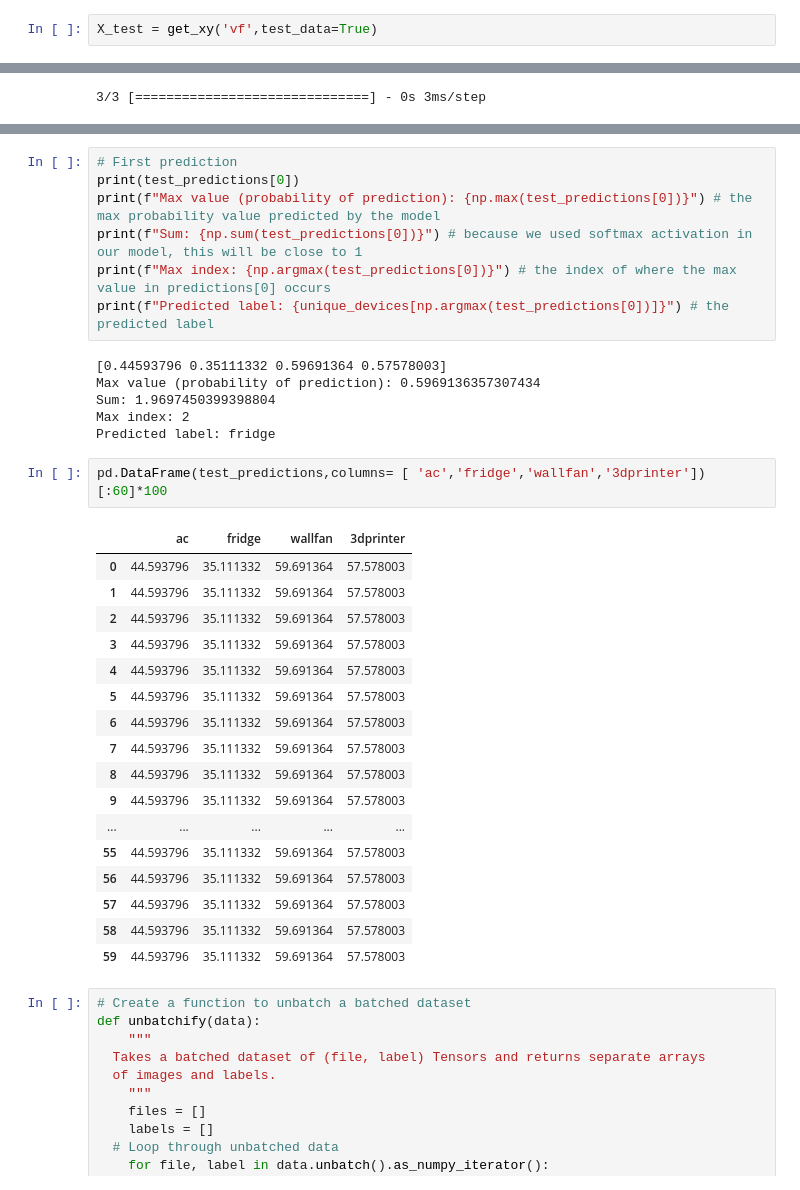
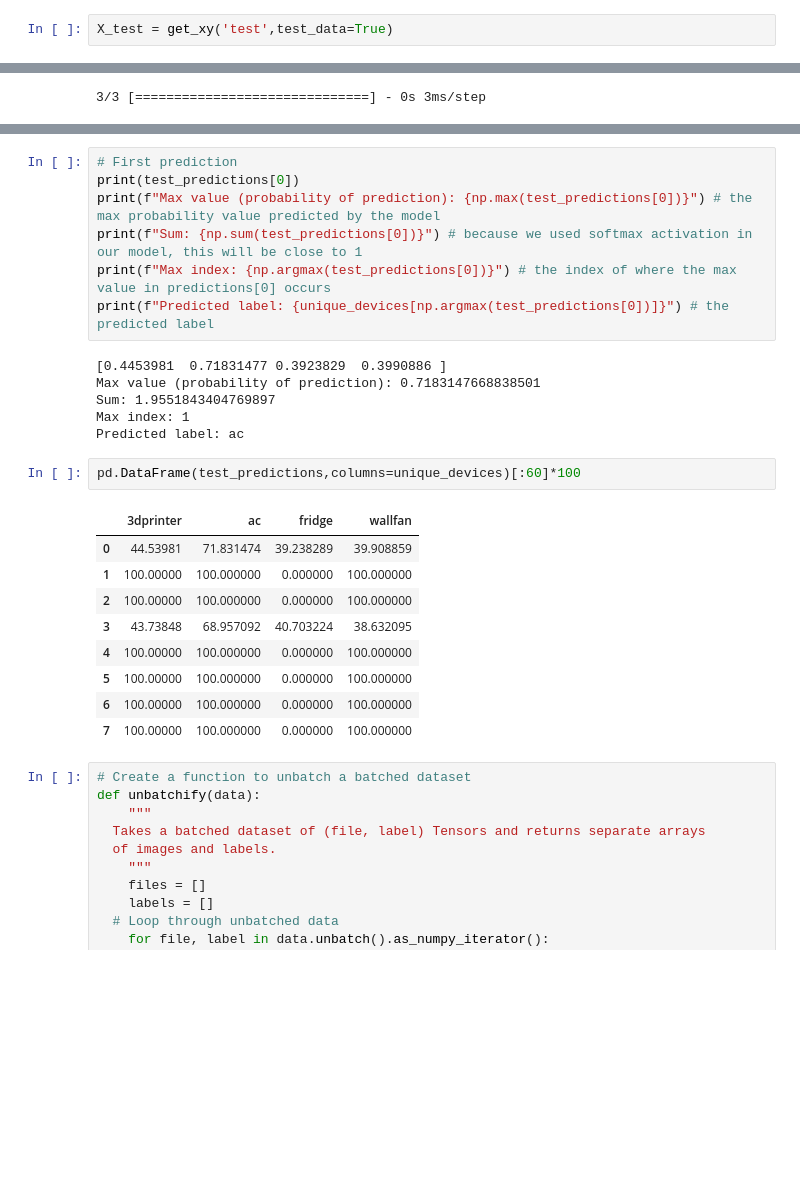
Before and after one commit to caxefaizan/RNN_Model, a Jupyter notebook: Multilabel Signal Classification using LSTM .ipynb, the cells around one changed output, grey strips where cells are left out. Saved outputs shown, nothing was run; the diff lists cells and outputs as text; blank space fills up the shorter version.

```diff
--- a/Multilabel Signal Classification using LSTM .ipynb
+++ b/Multilabel Signal Classification using LSTM .ipynb
@@ -203,3 +210,3 @@ len(X_train), len(y_train), len(X_val), len(y_val)
 # %%
-X_test = get_xy('vf',test_data=True)
+X_test = get_xy('test',test_data=True)
 # %% [output]
@@ -417,31 +448,23 @@ print(f"Sum: {np.sum(test_predictions[0])}") # because we used softmax activatio
 print(f"Max index: {np.argmax(test_predictions[0])}") # the index of where the max value in predictions[0] occurs
 print(f"Predicted label: {unique_devices[np.argmax(test_predictions[0])]}") # the predicted label
 # %% [output]
-[0.44593796 0.35111332 0.59691364 0.57578003]
-Max value (probability of prediction): 0.5969136357307434
-Sum: 1.9697450399398804
-Max index: 2
-Predicted label: fridge
+[0.4453981  0.71831477 0.3923829  0.3990886 ]
+Max value (probability of prediction): 0.7183147668838501
+Sum: 1.9551843404769897
+Max index: 1
+Predicted label: ac
 # %%
-pd.DataFrame(test_predictions,columns= [ 'ac','fridge','wallfan','3dprinter'])[:60]*100
+pd.DataFrame(test_predictions,columns=unique_devices)[:60]*100
 # %% [output]
-|  | ac | fridge | wallfan | 3dprinter |
-| 0 | 44.593796 | 35.111332 | 59.691364 | 57.578003 |
-| 1 | 44.593796 | 35.111332 | 59.691364 | 57.578003 |
-| 2 | 44.593796 | 35.111332 | 59.691364 | 57.578003 |
-| 3 | 44.593796 | 35.111332 | 59.691364 | 57.578003 |
-| 4 | 44.593796 | 35.111332 | 59.691364 | 57.578003 |
-| 5 | 44.593796 | 35.111332 | 59.691364 | 57.578003 |
-| 6 | 44.593796 | 35.111332 | 59.691364 | 57.578003 |
-| 7 | 44.593796 | 35.111332 | 59.691364 | 57.578003 |
-| 8 | 44.593796 | 35.111332 | 59.691364 | 57.578003 |
-| 9 | 44.593796 | 35.111332 | 59.691364 | 57.578003 |
-| ... | ... | ... | ... | ... |
-| 55 | 44.593796 | 35.111332 | 59.691364 | 57.578003 |
-| 56 | 44.593796 | 35.111332 | 59.691364 | 57.578003 |
-| 57 | 44.593796 | 35.111332 | 59.691364 | 57.578003 |
-| 58 | 44.593796 | 35.111332 | 59.691364 | 57.578003 |
-| 59 | 44.593796 | 35.111332 | 59.691364 | 57.578003 |
+|  | 3dprinter | ac | fridge | wallfan |
+| 0 | 44.53981 | 71.831474 | 39.238289 | 39.908859 |
+| 1 | 100.00000 | 100.000000 | 0.000000 | 100.000000 |
+| 2 | 100.00000 | 100.000000 | 0.000000 | 100.000000 |
+| 3 | 43.73848 | 68.957092 | 40.703224 | 38.632095 |
+| 4 | 100.00000 | 100.000000 | 0.000000 | 100.000000 |
+| 5 | 100.00000 | 100.000000 | 0.000000 | 100.000000 |
+| 6 | 100.00000 | 100.000000 | 0.000000 | 100.000000 |
+| 7 | 100.00000 | 100.000000 | 0.000000 | 100.000000 |
 # %%
 # Create a function to unbatch a batched dataset
 def unbatchify(data):
```
Also changed, not shown: parts of 12 cells of this notebook.
